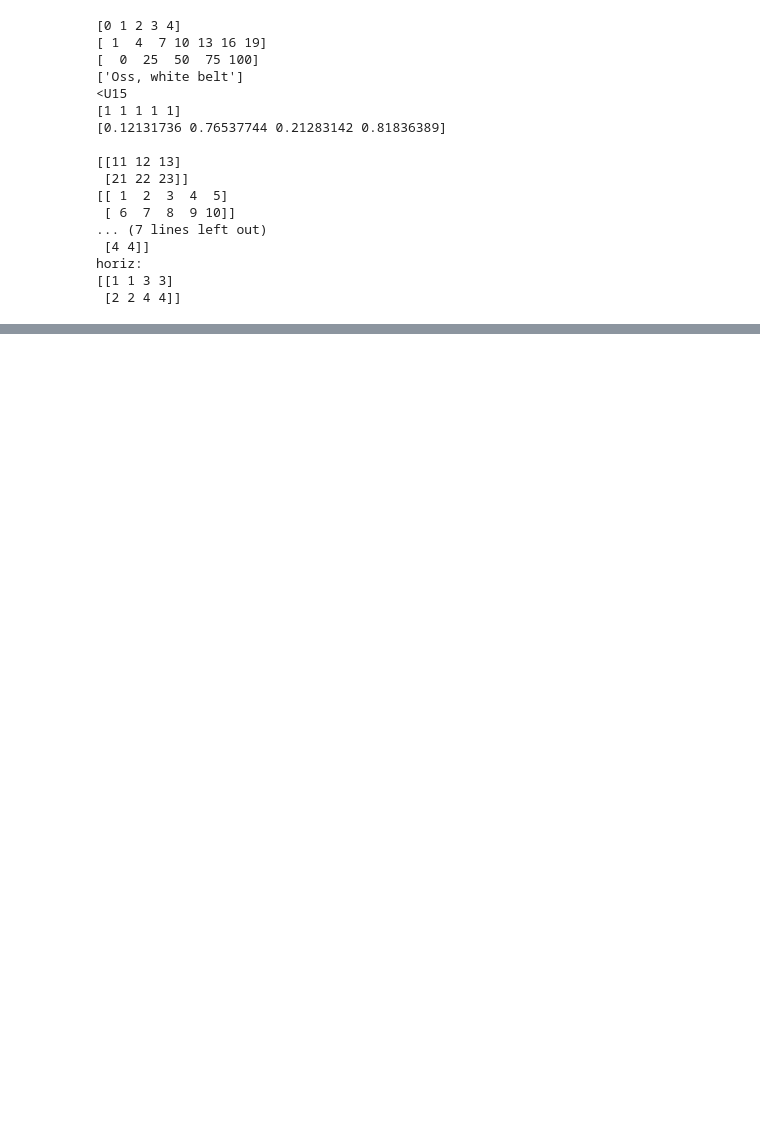
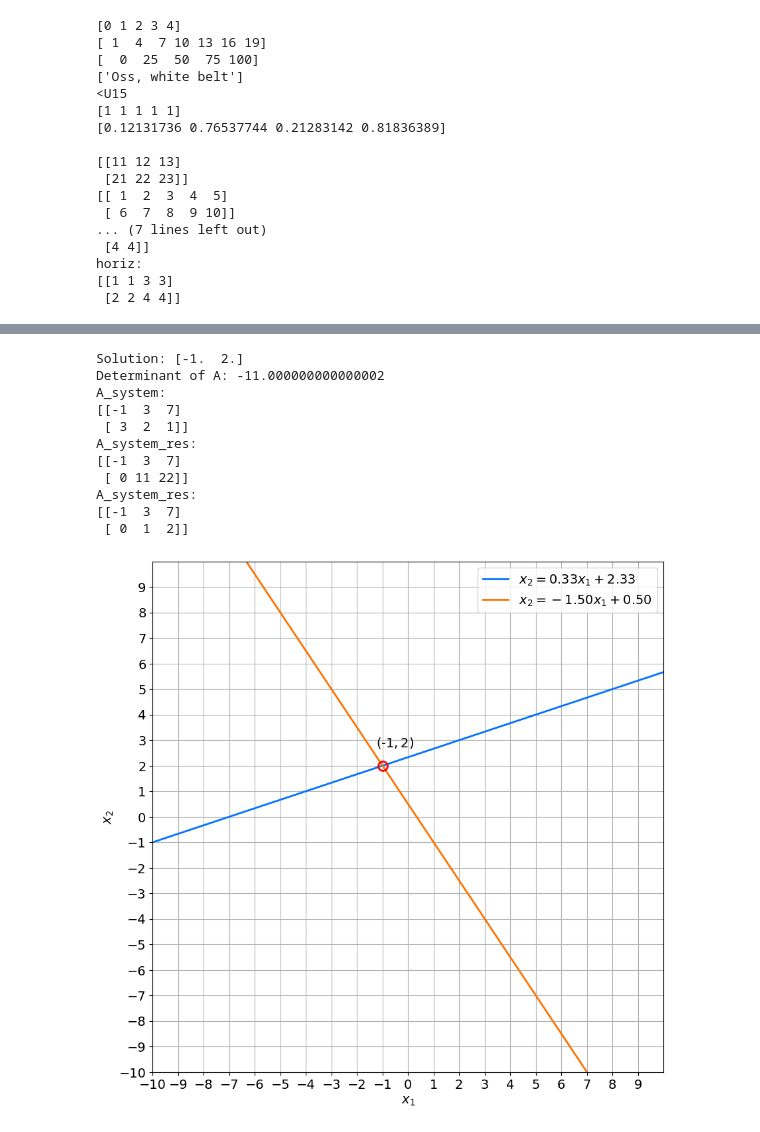
Before and after one commit to andriix/pyCourseraProject, a Jupyter notebook: MathForML/LinAlgebraForML.ipynb, the cells around one changed output, grey strips where cells are left out. Saved outputs shown, nothing was run; the diff lists cells and outputs as text; code cells hidden in the pictures; blank space fills up the shorter version.

Commit message:
np.linalg.solve examples

```diff
--- a/MathForML/LinAlgebraForML.ipynb
+++ b/MathForML/LinAlgebraForML.ipynb
@@ -87,0 +68,80 @@ arr1 * vect1 =
+# %%
+"""
+Lab 2: Solving Linear Systems with 2 variables
+"""
+
+import numpy as np
+import matplotlib.pyplot as plt
+
+# solve a system using matrices
+A = np.array([
+    [-1, 3],
+    [3, 2]
+])
+b = np.array([7,1])
+x = np.linalg.solve(A,b)
+print(f"Solution: {x}")
+
+#evaluate determinant
+detA = np.linalg.det(A)
+print(f"Determinant of A: {detA}")
+
+#solve a system using Elimination Method
+A_system = np.hstack((A,b.reshape((2,1))))
+print(f"A_system:\n{A_system}")
+A_syst_res = A_system.copy()
+A_syst_res[1] = 3 * A_syst_res[0] + A_syst_res[1]
+print(f"A_system_res:\n{A_syst_res}")
+A_syst_res[1]= 1/11 * A_syst_res[1]
+print(f"A_system_res:\n{A_syst_res}")
+
+#Graphical Representation of the Solution
+def plot_lines(matr):
+    x_1 = np.linspace(-10,10,100)
+    x_2_line_1 = (matr[0,2] - matr[0,0] * x_1) / matr[0,1]
+    x_2_line_2 = (matr[1,2] - matr[1,0] * x_1) / matr[1,1]
+
+    _, ax = plt.subplots(figsize=(10, 10))
+    ax.plot(x_1, x_2_line_1, '-', linewidth=2, color='#0075ff',
+            label=f'$x_2={-matr[0,0] / matr[0,1]:.2f}x_1 + {matr[0,2] / matr[0,1]:.2f}$')
+    ax.plot(x_1, x_2_line_2, '-', linewidth=2, color='#ff7300',
+            label=f'$x_2={-matr[1,0] / matr[1,1]:.2f}x_1 + {matr[1,2] / matr[1,1]:.2f}$')
+
+    A = matr[:, 0:-1]
+    b = matr[:, -1::].flatten()
+    d = np.linalg.det(A)
+
+    if d != 0:
+        solution = np.linalg.solve(A,b)
+        ax.plot(solution[0], solution[1], '-o', mfc='none',
+                markersize=10, markeredgecolor='#ff0000', markeredgewidth=2)
+        ax.text(solution[0]-0.25, solution[1]+0.75, f'$(${solution[0]:.0f}$,{solution[1]:.0f})$', fontsize=14)
+    ax.tick_params(axis='x', labelsize=14)
+    ax.tick_params(axis='y', labelsize=14)
+    ax.set_xticks(np.arange(-10, 10))
+    ax.set_yticks(np.arange(-10, 10))
+
+    plt.xlabel('$x_1$', size=14)
+    plt.ylabel('$x_2$', size=14)
+    plt.legend(loc='upper right', fontsize=14)
+    plt.axis([-10, 10, -10, 10])
+
+    plt.grid()
+    plt.gca().set_aspect("equal")
+
+    plt.show()
+
+plot_lines(A_system)
+# %% [output]
+Solution: [-1.  2.]
+Determinant of A: -11.000000000000002
+A_system:
+[[-1  3  7]
+ [ 3  2  1]]
+A_system_res:
+[[-1  3  7]
+ [ 0 11 22]]
+A_system_res:
+[[-1  3  7]
+ [ 0  1  2]]
+[figure, added]
```
Also changed, not shown: parts of 2 cells of this notebook.
